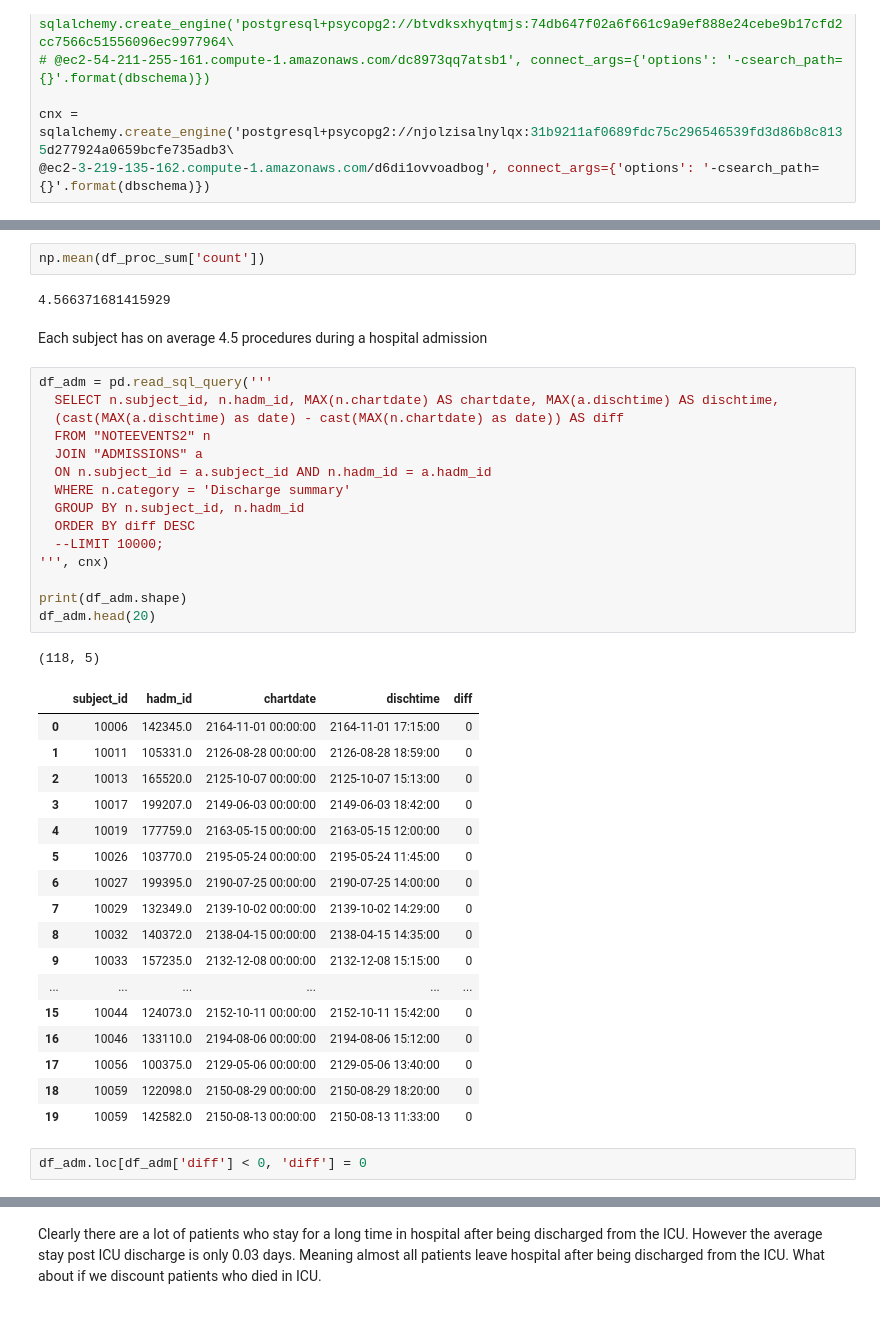
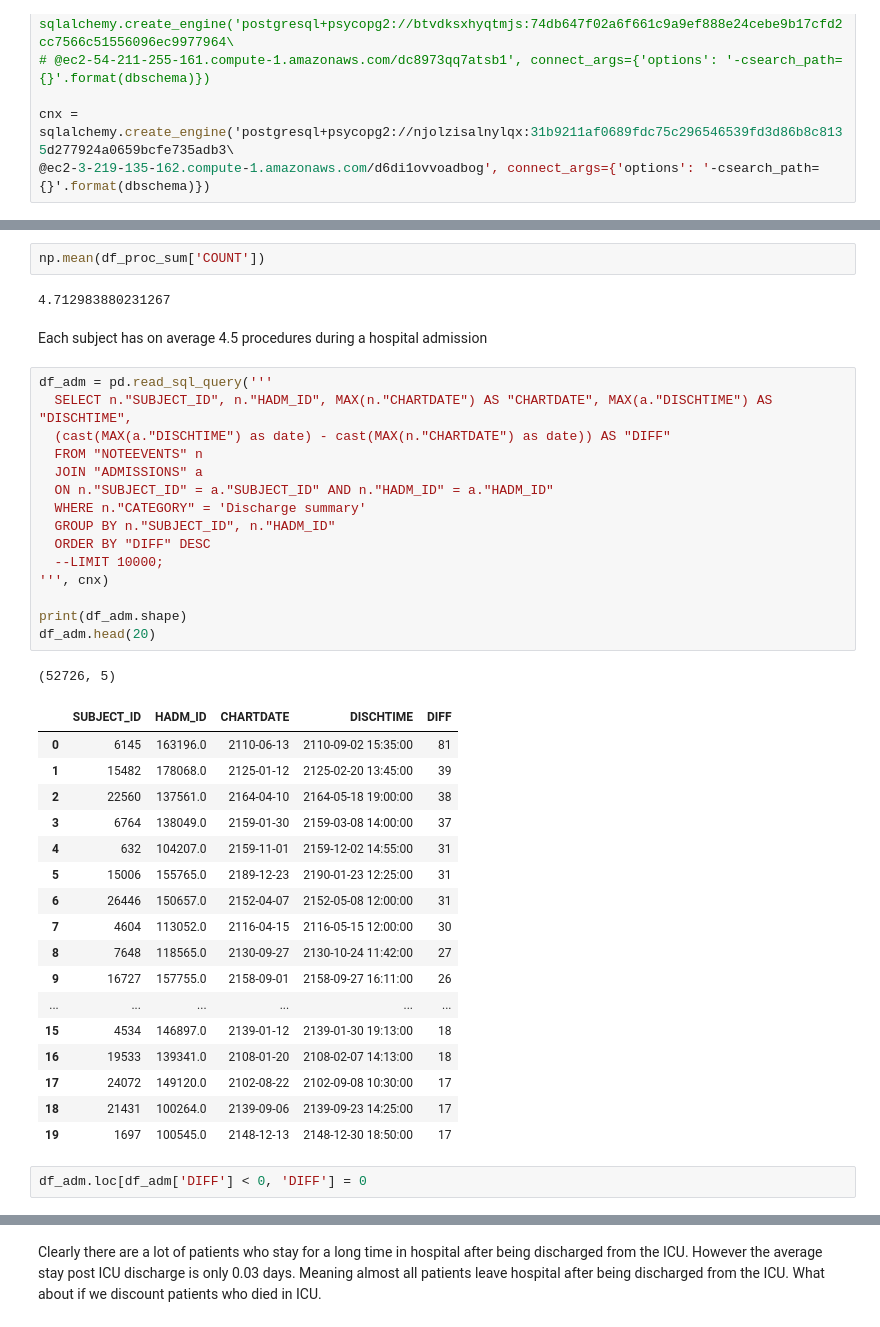
Before and after one commit to nehalb123/SyntheticMedicalDataGeneration, a Jupyter notebook: pre-process files/01_procedures_analysis_preprocess.ipynb, the cells around one changed output, grey strips where cells are left out. Cells and saved outputs as stored; diff of their text form.

```diff
--- a/pre-process files/01_procedures_analysis_preprocess.ipynb
+++ b/pre-process files/01_procedures_analysis_preprocess.ipynb
@@ -86,43 +86,43 @@ df_proc_sum.head(20)
 # %%
-np.mean(df_proc_sum['count'])
+np.mean(df_proc_sum['COUNT'])
 # %% [output]
-4.566371681415929
+4.712983880231267
 # %% [markdown]
 Each subject has on average 4.5 procedures during a hospital admission
 # %%
 df_adm = pd.read_sql_query('''
-  SELECT n.subject_id, n.hadm_id, MAX(n.chartdate) AS chartdate, MAX(a.dischtime) AS dischtime,
-  (cast(MAX(a.dischtime) as date) - cast(MAX(n.chartdate) as date)) AS diff
-  FROM "NOTEEVENTS2" n
+  SELECT n."SUBJECT_ID", n."HADM_ID", MAX(n."CHARTDATE") AS "CHARTDATE", MAX(a."DISCHTIME") AS "DISCHTIME",
+  (cast(MAX(a."DISCHTIME") as date) - cast(MAX(n."CHARTDATE") as date)) AS "DIFF"
+  FROM "NOTEEVENTS" n
   JOIN "ADMISSIONS" a
-  ON n.subject_id = a.subject_id AND n.hadm_id = a.hadm_id
-  WHERE n.category = 'Discharge summary'
-  GROUP BY n.subject_id, n.hadm_id
-  ORDER BY diff DESC
+  ON n."SUBJECT_ID" = a."SUBJECT_ID" AND n."HADM_ID" = a."HADM_ID"
+  WHERE n."CATEGORY" = 'Discharge summary'
+  GROUP BY n."SUBJECT_ID", n."HADM_ID"
+  ORDER BY "DIFF" DESC
   --LIMIT 10000;
 ''', cnx)
 
 print(df_adm.shape)
 df_adm.head(20)
 # %% [output]
-(118, 5)
+(52726, 5)
-|  | subject_id | hadm_id | chartdate | dischtime | diff |
-| 0 | 10006 | 142345.0 | 2164-11-01 00:00:00 | 2164-11-01 17:15:00 | 0 |
-| 1 | 10011 | 105331.0 | 2126-08-28 00:00:00 | 2126-08-28 18:59:00 | 0 |
-| 2 | 10013 | 165520.0 | 2125-10-07 00:00:00 | 2125-10-07 15:13:00 | 0 |
-| 3 | 10017 | 199207.0 | 2149-06-03 00:00:00 | 2149-06-03 18:42:00 | 0 |
-| 4 | 10019 | 177759.0 | 2163-05-15 00:00:00 | 2163-05-15 12:00:00 | 0 |
-| 5 | 10026 | 103770.0 | 2195-05-24 00:00:00 | 2195-05-24 11:45:00 | 0 |
-| 6 | 10027 | 199395.0 | 2190-07-25 00:00:00 | 2190-07-25 14:00:00 | 0 |
-| 7 | 10029 | 132349.0 | 2139-10-02 00:00:00 | 2139-10-02 14:29:00 | 0 |
-| 8 | 10032 | 140372.0 | 2138-04-15 00:00:00 | 2138-04-15 14:35:00 | 0 |
-| 9 | 10033 | 157235.0 | 2132-12-08 00:00:00 | 2132-12-08 15:15:00 | 0 |
+|  | SUBJECT_ID | HADM_ID | CHARTDATE | DISCHTIME | DIFF |
+| 0 | 6145 | 163196.0 | 2110-06-13 | 2110-09-02 15:35:00 | 81 |
+| 1 | 15482 | 178068.0 | 2125-01-12 | 2125-02-20 13:45:00 | 39 |
+| 2 | 22560 | 137561.0 | 2164-04-10 | 2164-05-18 19:00:00 | 38 |
+| 3 | 6764 | 138049.0 | 2159-01-30 | 2159-03-08 14:00:00 | 37 |
+| 4 | 632 | 104207.0 | 2159-11-01 | 2159-12-02 14:55:00 | 31 |
+| 5 | 15006 | 155765.0 | 2189-12-23 | 2190-01-23 12:25:00 | 31 |
+| 6 | 26446 | 150657.0 | 2152-04-07 | 2152-05-08 12:00:00 | 31 |
+| 7 | 4604 | 113052.0 | 2116-04-15 | 2116-05-15 12:00:00 | 30 |
+| 8 | 7648 | 118565.0 | 2130-09-27 | 2130-10-24 11:42:00 | 27 |
+| 9 | 16727 | 157755.0 | 2158-09-01 | 2158-09-27 16:11:00 | 26 |
 | ... | ... | ... | ... | ... | ... |
-| 15 | 10044 | 124073.0 | 2152-10-11 00:00:00 | 2152-10-11 15:42:00 | 0 |
-| 16 | 10046 | 133110.0 | 2194-08-06 00:00:00 | 2194-08-06 15:12:00 | 0 |
-| 17 | 10056 | 100375.0 | 2129-05-06 00:00:00 | 2129-05-06 13:40:00 | 0 |
-| 18 | 10059 | 122098.0 | 2150-08-29 00:00:00 | 2150-08-29 18:20:00 | 0 |
-| 19 | 10059 | 142582.0 | 2150-08-13 00:00:00 | 2150-08-13 11:33:00 | 0 |
+| 15 | 4534 | 146897.0 | 2139-01-12 | 2139-01-30 19:13:00 | 18 |
+| 16 | 19533 | 139341.0 | 2108-01-20 | 2108-02-07 14:13:00 | 18 |
+| 17 | 24072 | 149120.0 | 2102-08-22 | 2102-09-08 10:30:00 | 17 |
+| 18 | 21431 | 100264.0 | 2139-09-06 | 2139-09-23 14:25:00 | 17 |
+| 19 | 1697 | 100545.0 | 2148-12-13 | 2148-12-30 18:50:00 | 17 |
 # %%
-df_adm.loc[df_adm['diff'] < 0, 'diff'] = 0
+df_adm.loc[df_adm['DIFF'] < 0, 'DIFF'] = 0
 # %%
```
Also changed, not shown: parts of 15 cells of this notebook, 1 other file.
